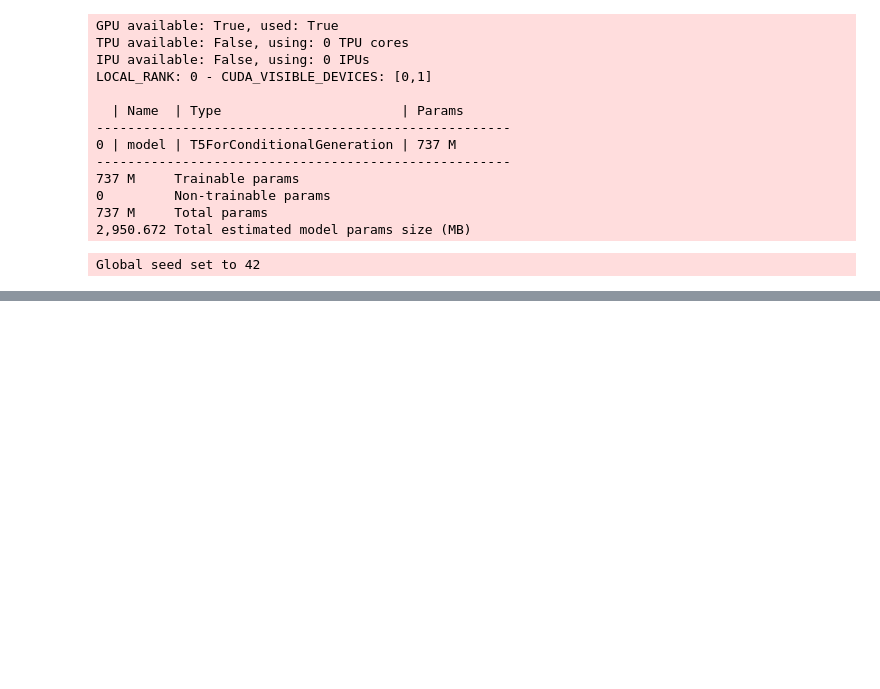
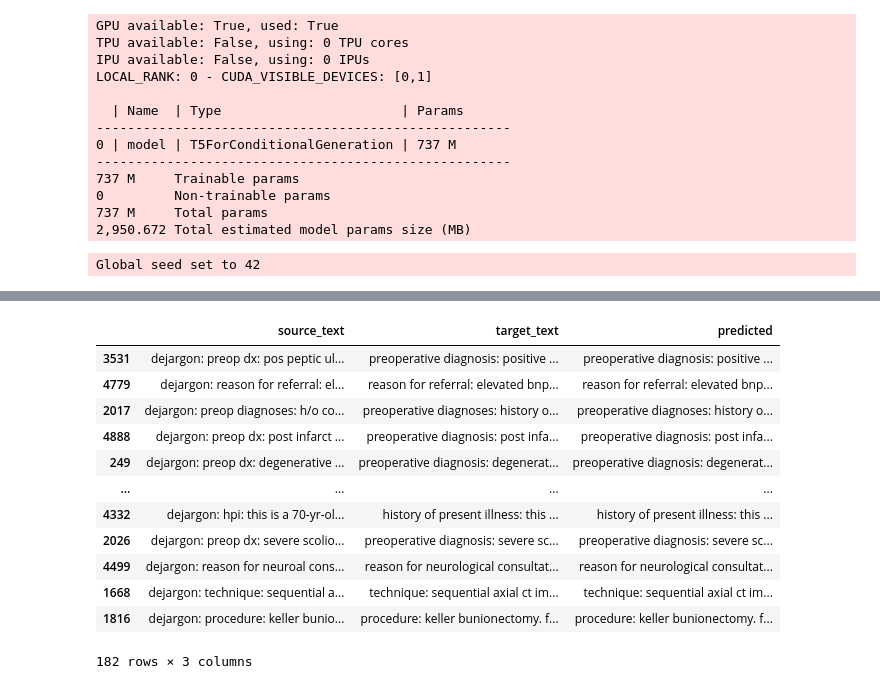
Before and after one commit to kswanjitsu/acronym_abbreviation_resolution, a Jupyter notebook: test_scifive_model.ipynb, the cells around one changed output, grey strips where cells are left out. Drawn from its saved outputs; the diff is of its cells as text; code cells hidden in the pictures; blank space fills up the shorter version.

```diff
--- a/test_scifive_model.ipynb
+++ b/test_scifive_model.ipynb
@@ -54,0 +80,2 @@ dejargon: her eval today reveals restriction in the range of motion of the cervi
+# %%
+test_df['predicted'] = test_df['source_text'].apply(lambda x: model.predict(x))
@@ -54,0 +115,3 @@ dejargon: her eval today reveals restriction in the range of motion of the cervi
+# %%
+test_df['predicted'] = test_df['predicted'].apply(lambda x: x[0])
+test_df['predicted'].head()
@@ -54,0 +222,17 @@ dejargon: her eval today reveals restriction in the range of motion of the cervi
+# %%
+sample_for_cf = test_df.sample(frac=(182 / len(test_df)))
+sample_for_cf
+# %% [output]
+|  | source_text | target_text | predicted |
+| 3531 | dejargon: preop dx: pos peptic ul... | preoperative diagnosis: positive ... | preoperative diagnosis: positive ... |
+| 4779 | dejargon: reason for referral: el... | reason for referral: elevated bnp... | reason for referral: elevated bnp... |
+| 2017 | dejargon: preop diagnoses: h/o co... | preoperative diagnoses: history o... | preoperative diagnoses: history o... |
+| 4888 | dejargon: preop dx: post infarct ... | preoperative diagnosis: post infa... | preoperative diagnosis: post infa... |
+| 249 | dejargon: preop dx: degenerative ... | preoperative diagnosis: degenerat... | preoperative diagnosis: degenerat... |
+| ... | ... | ... | ... |
+| 4332 | dejargon: hpi: this is a 70-yr-ol... | history of present illness: this ... | history of present illness: this ... |
+| 2026 | dejargon: preop dx: severe scolio... | preoperative diagnosis: severe sc... | preoperative diagnosis: severe sc... |
+| 4499 | dejargon: reason for neuroal cons... | reason for neurological consultat... | reason for neurological consultat... |
+| 1668 | dejargon: technique: sequential a... | technique: sequential axial ct im... | technique: sequential axial ct im... |
+| 1816 | dejargon: procedure: keller bunio... | procedure: keller bunionectomy. f... | procedure: keller bunionectomy. f... |
+182 rows × 3 columns
```
Also changed, not shown: parts of 28 cells of this notebook.
